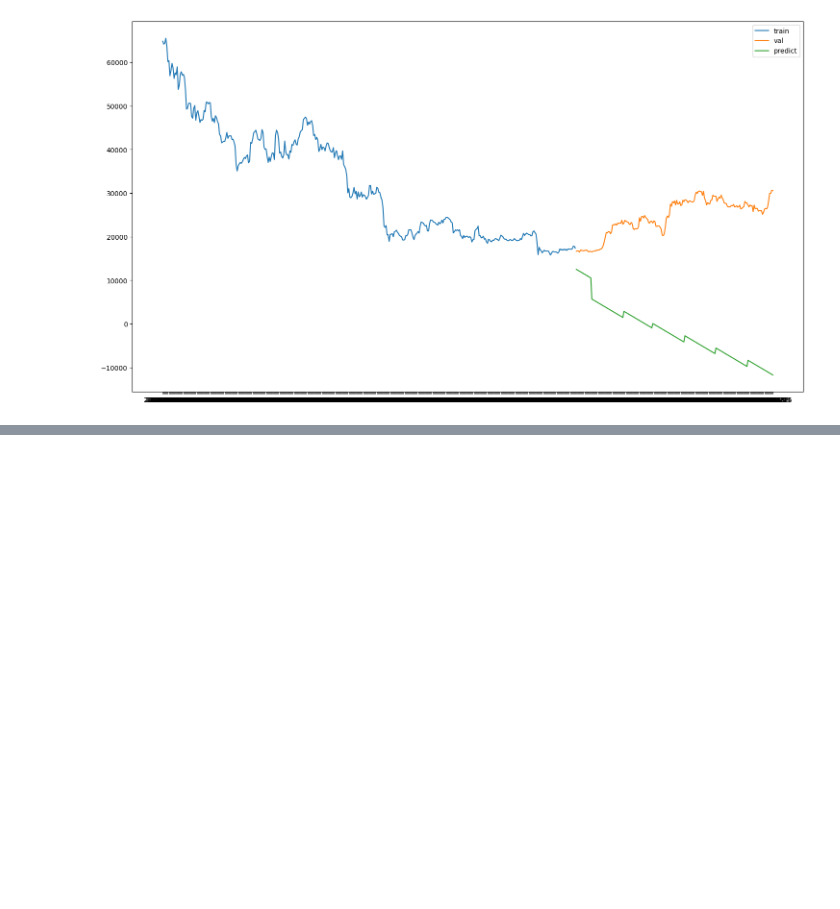
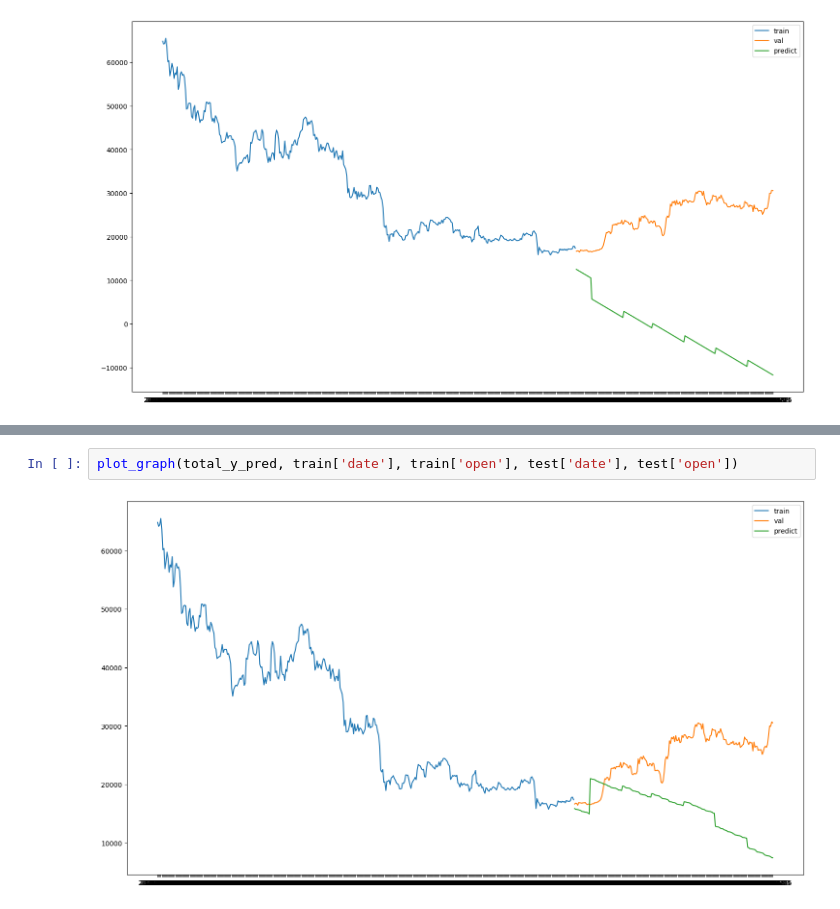
Before and after one commit to Vadimcha/SomeStuff, a Jupyter notebook: Bitcoin_predict.ipynb, the cells around one changed output, grey strips where cells are left out. Cells and saved outputs as stored; diff of their text form; blank space fills up the shorter version.

```diff
--- a/Bitcoin_predict.ipynb
+++ b/Bitcoin_predict.ipynb
@@ -186,0 +242,4 @@ print(MSE(test['open'], LinearRegression_y_pred))
+# %%
+plot_graph(total_y_pred, train['date'], train['open'], test['date'], test['open'])
+# %% [output]
+[figure, added]
```
Also changed, not shown: parts of 7 cells of this notebook.
